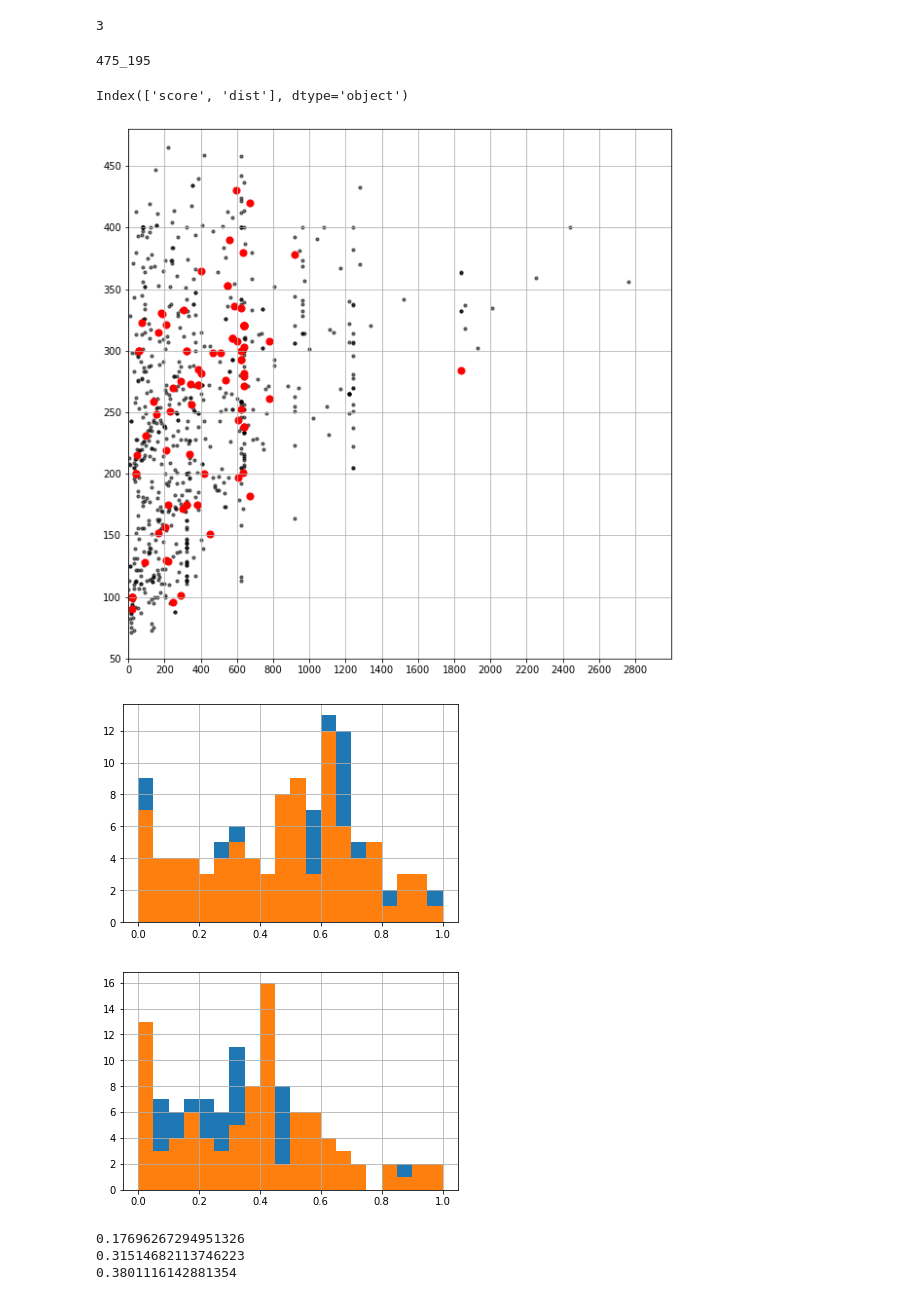
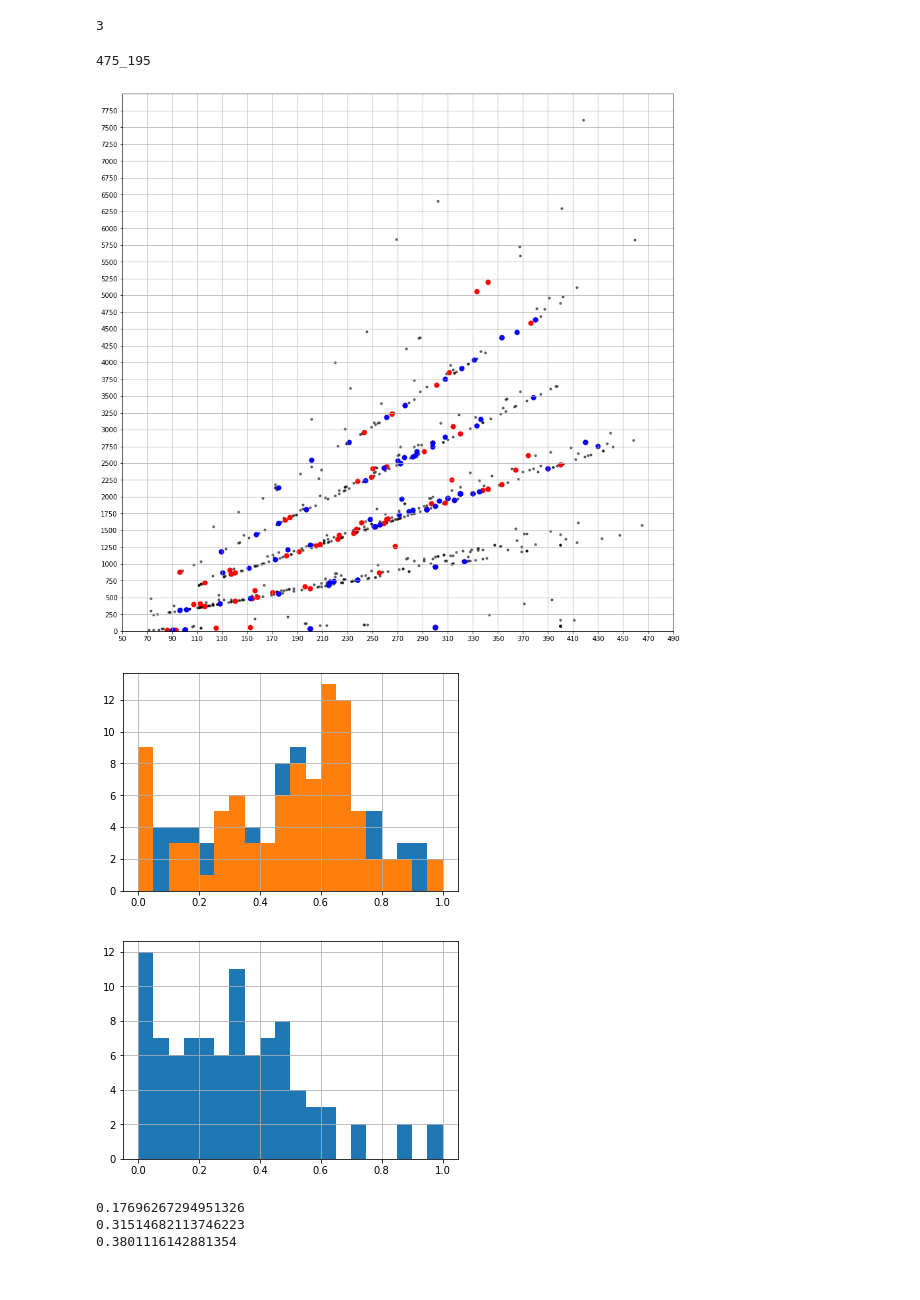
Before and after one commit to rmurcioUCL/FF, a Jupyter notebook: FF.ipynb, the cells around one changed output. Cells and saved outputs as stored; diff of their text form; code cells hidden in the pictures.

```diff
--- a/FF.ipynb
+++ b/FF.ipynb
@@ -198,27 +177,25 @@ print(nlst[0].index(max(nlst[0])))
 3
 # %%
 import pandas as pd
-df = pd.read_csv('/Users/casa/2019/FF/routeScoreFinal2.csv',index_col='location')
+df = pd.read_csv('D:\\FF\\data\\routeScoreFinal2.csv',index_col='location')
 print(df.index[0])
-df.columns
 # %% [output]
 475_195
-Index(['score', 'dist'], dtype='object')
 # %%
 import matplotlib.pyplot as plt
 import numpy as np
-plt.figure(figsize=(10,10))
-plt.scatter(df['score'],df['dist'],facecolors='black',alpha=.55, s=10)
-plt.scatter(df[df.index.isin(df1.index)]['score'],df[df.index.isin(df1.index)]['dist'], color="red",s=50)
-#plt.scatter(df[df.index.isin(df2.index)]['dist'], df[df.index.isin(df2.index)]['score'], color="blue",s=50)
-plt.axis([0,3000,50,480])
-plt.xticks(np.arange(0, 3000, step=200))
-plt.yticks(np.arange(50, 480, step=50))
+plt.figure(figsize=(15,15))
+plt.scatter(df['dist'],df['score'],facecolors='black',alpha=.55, s=10)
+plt.scatter(df[df.index.isin(df1.index)]['dist'], df[df.index.isin(df1.index)]['score'], color="red",s=50)
+plt.scatter(df[df.index.isin(df2.index)]['dist'], df[df.index.isin(df2.index)]['score'], color="blue",s=50)
+plt.axis([50,475,0,8000])
+plt.xticks(np.arange(50, 500, step=20))
+plt.yticks(np.arange(0, 8000, step=250))
 axes = plt.gca()
 axes.grid()
 plt.show()
 # %% [output]
-[figure, old version]
+[figure, new version]
 # %%
 dfone = df[df.index.isin(df1.index)]['dist']
 dftwo = df[df.index.isin(df2.index)]['dist']
@@ -238,27 +215,27 @@ hist = c.hist(bins=20)
 #hist = df[df.index.isin(df2.index)]['dist'].hist(bins=20)
 #hist = df[df.index.isin(df1.index)]['dist'].hist(bins=20)
 # %% [output]
-[figure, old version]
+[figure, new version]
 # %%
 dfone = df[df.index.isin(df1.index)]['score']
 dftwo = df[df.index.isin(df2.index)]['score']
 dfmax =  max(df['score'])
 dfmin =  min(df['score'])
 df1max =  max(dfone)
 df1min =  min(dfone)
 df2max =  max(dftwo)
 df2min =  min(dftwo)
 a = (df['score']-dfmin) / (dfmax - dfmin)
 
 b = (dfone-df1min) / (df1max - df1min)
 c = (dftwo-df2min) / (df2max - df2min)
 #hist = a.hist(bins=20)
 hist = b.hist(bins=20)
-hist = c.hist(bins=20)
+#hist = c.hist(bins=20)
 #hist = df[df.index.isin(df2.index)]['dist'].hist(bins=20)
 #hist = df[df.index.isin(df1.index)]['dist'].hist(bins=20)
 # %% [output]
-[figure, old version]
+[figure, new version]
 # %%
 import numpy as np
 hist = a.hist(bins=20)
```
Also changed, not shown: parts of 10 cells of this notebook.
